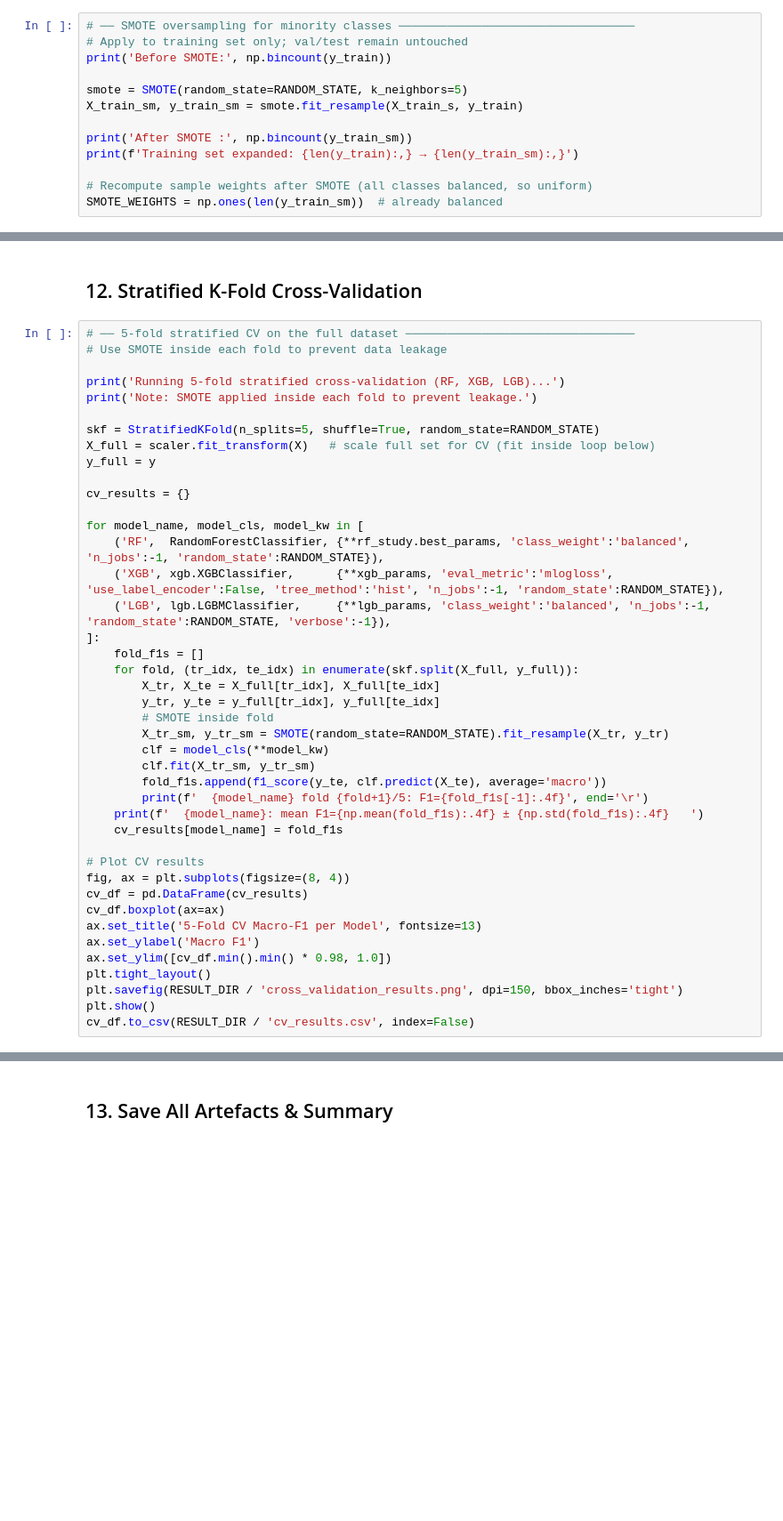
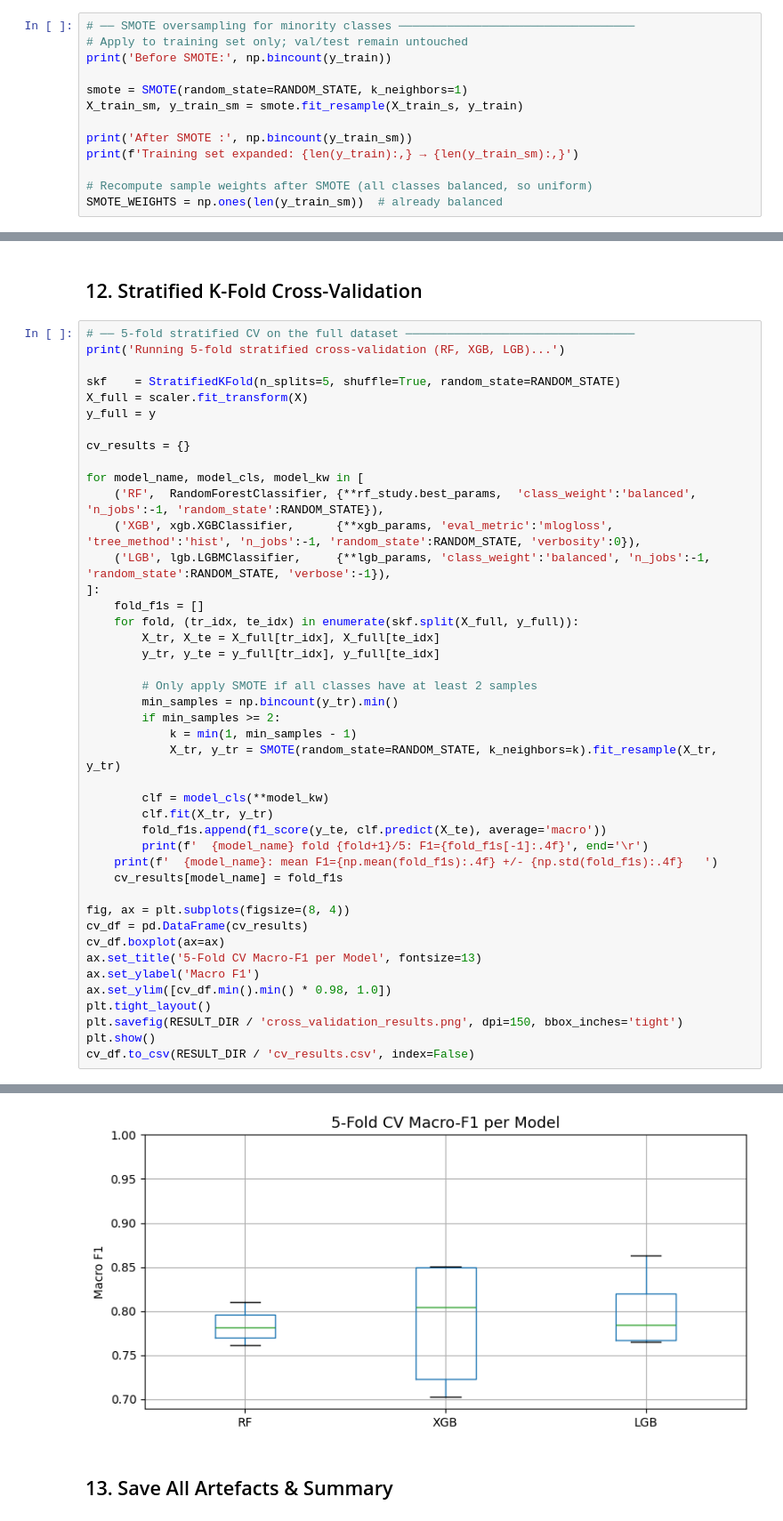
Before and after one commit to prerak1603/flow-based-anomaly-detection, a Jupyter notebook: notebooks/2_ensemble_classification.ipynb, the cells around one changed output, grey strips where cells are left out. Shown at 89% size. Cells and saved outputs as stored; diff of their text form; blank space fills up the shorter version.

```diff
--- a/notebooks/2_ensemble_classification.ipynb
+++ b/notebooks/2_ensemble_classification.ipynb
@@ -224,7 +282,7 @@ for i, name in enumerate(CLASS_NAMES):
 # Apply to training set only; val/test remain untouched
 print('Before SMOTE:', np.bincount(y_train))
 
-smote = SMOTE(random_state=RANDOM_STATE, k_neighbors=5)
+smote = SMOTE(random_state=RANDOM_STATE, k_neighbors=1)
 X_train_sm, y_train_sm = smote.fit_resample(X_train_s, y_train)
 
 print('After SMOTE :', np.bincount(y_train_sm))
@@ -712,36 +899,37 @@ print('✅ Feature importances saved')
 ## 12. Stratified K-Fold Cross-Validation
 # %%
 # ── 5-fold stratified CV on the full dataset ─────────────────────────────────
-# Use SMOTE inside each fold to prevent data leakage
+print('Running 5-fold stratified cross-validation (RF, XGB, LGB)...')
 
-print('Running 5-fold stratified cross-validation (RF, XGB, LGB)...')
-print('Note: SMOTE applied inside each fold to prevent leakage.')
-
-skf = StratifiedKFold(n_splits=5, shuffle=True, random_state=RANDOM_STATE)
-X_full = scaler.fit_transform(X)   # scale full set for CV (fit inside loop below)
+skf    = StratifiedKFold(n_splits=5, shuffle=True, random_state=RANDOM_STATE)
+X_full = scaler.fit_transform(X)
 y_full = y
 
 cv_results = {}
 
 for model_name, model_cls, model_kw in [
-    ('RF',  RandomForestClassifier, {**rf_study.best_params, 'class_weight':'balanced', 'n_jobs':-1, 'random_state':RANDOM_STATE}),
-    ('XGB', xgb.XGBClassifier,      {**xgb_params, 'eval_metric':'mlogloss', 'use_label_encoder':False, 'tree_method':'hist', 'n_jobs':-1, 'random_state':RANDOM_STATE}),
+    ('RF',  RandomForestClassifier, {**rf_study.best_params,  'class_weight':'balanced', 'n_jobs':-1, 'random_state':RANDOM_STATE}),
+    ('XGB', xgb.XGBClassifier,      {**xgb_params, 'eval_metric':'mlogloss', 'tree_method':'hist', 'n_jobs':-1, 'random_state':RANDOM_STATE, 'verbosity':0}),
     ('LGB', lgb.LGBMClassifier,     {**lgb_params, 'class_weight':'balanced', 'n_jobs':-1, 'random_state':RANDOM_STATE, 'verbose':-1}),
 ]:
     fold_f1s = []
     for fold, (tr_idx, te_idx) in enumerate(skf.split(X_full, y_full)):
         X_tr, X_te = X_full[tr_idx], X_full[te_idx]
         y_tr, y_te = y_full[tr_idx], y_full[te_idx]
-        # SMOTE inside fold
-        X_tr_sm, y_tr_sm = SMOTE(random_state=RANDOM_STATE).fit_resample(X_tr, y_tr)
+
+        # Only apply SMOTE if all classes have at least 2 samples
+        min_samples = np.bincount(y_tr).min()
+        if min_samples >= 2:
+            k = min(1, min_samples - 1)
+            X_tr, y_tr = SMOTE(random_state=RANDOM_STATE, k_neighbors=k).fit_resample(X_tr, y_tr)
+
         clf = model_cls(**model_kw)
-        clf.fit(X_tr_sm, y_tr_sm)
+        clf.fit(X_tr, y_tr)
         fold_f1s.append(f1_score(y_te, clf.predict(X_te), average='macro'))
         print(f'  {model_name} fold {fold+1}/5: F1={fold_f1s[-1]:.4f}', end='\r')
-    print(f'  {model_name}: mean F1={np.mean(fold_f1s):.4f} ± {np.std(fold_f1s):.4f}   ')
+    print(f'  {model_name}: mean F1={np.mean(fold_f1s):.4f} +/- {np.std(fold_f1s):.4f}   ')
     cv_results[model_name] = fold_f1s
 
-# Plot CV results
 fig, ax = plt.subplots(figsize=(8, 4))
 cv_df = pd.DataFrame(cv_results)
 cv_df.boxplot(ax=ax)
@@ -752,3 +940,4 @@ plt.tight_layout()
 plt.savefig(RESULT_DIR / 'cross_validation_results.png', dpi=150, bbox_inches='tight')
 plt.show()
 cv_df.to_csv(RESULT_DIR / 'cv_results.csv', index=False)
+# %% [output]
@@ -755,3 +948,4 @@ cv_df.to_csv(RESULT_DIR / 'cv_results.csv', index=False)
+[figure, added]
 # %% [markdown]
 ## 13. Save All Artefacts & Summary
 # %%
```
Also changed, not shown: parts of 30 cells of this notebook, 4 other files.
